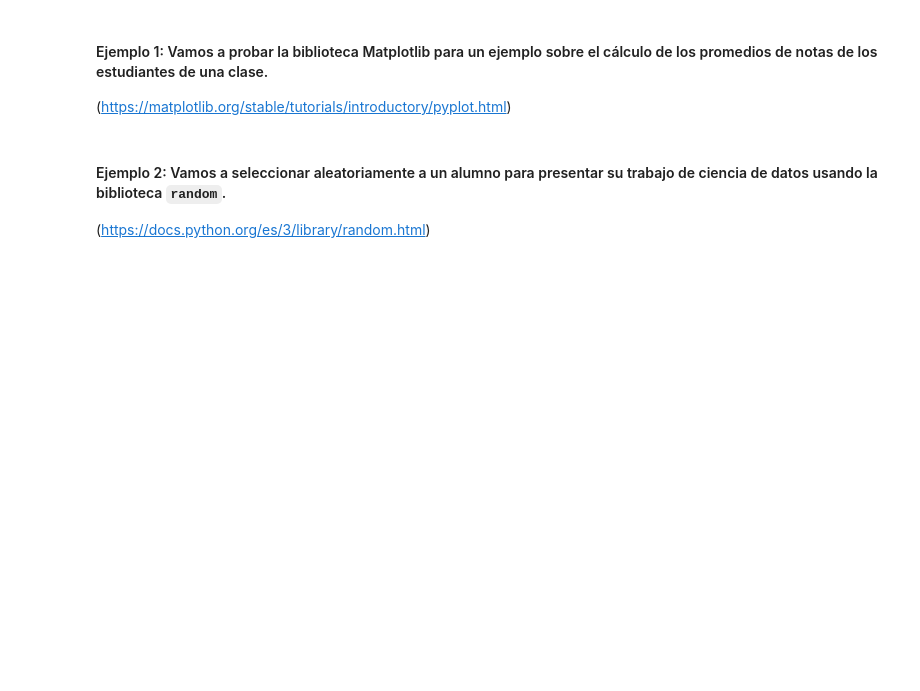
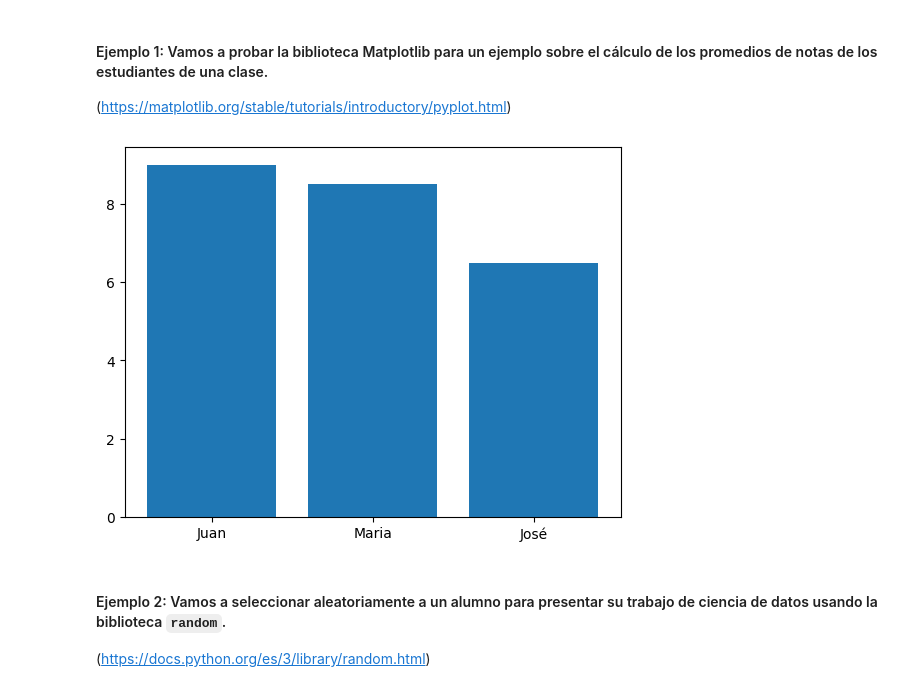
Before and after one commit to EstefanyCisneros/amigo-secreto-challenge, a Jupyter notebook: Python_para_Data_Science.ipynb, the cells around one changed output. Cells and saved outputs as stored; diff of their text form; code cells hidden in the pictures; blank space fills up the shorter version.

```diff
--- a/Python_para_Data_Science.ipynb
+++ b/Python_para_Data_Science.ipynb
@@ -45,3 +61,11 @@ Requirement already satisfied: six>=1.5 in /usr/local/lib/python3.12/dist-packag
+# %%
+estudiantes = ['Juan', 'Maria', 'José']
+notas = [9,8.5,6.5]
+# %%
+plt.bar(estudiantes, notas)
+plt.show()
+# %% [output]
+[figure, added]
 # %% [markdown]
 #### Ejemplo 2: Vamos a seleccionar aleatoriamente a un alumno para presentar su trabajo de ciencia de datos usando la biblioteca `random`.
 
```
Also changed, not shown: parts of 7 cells of this notebook.
